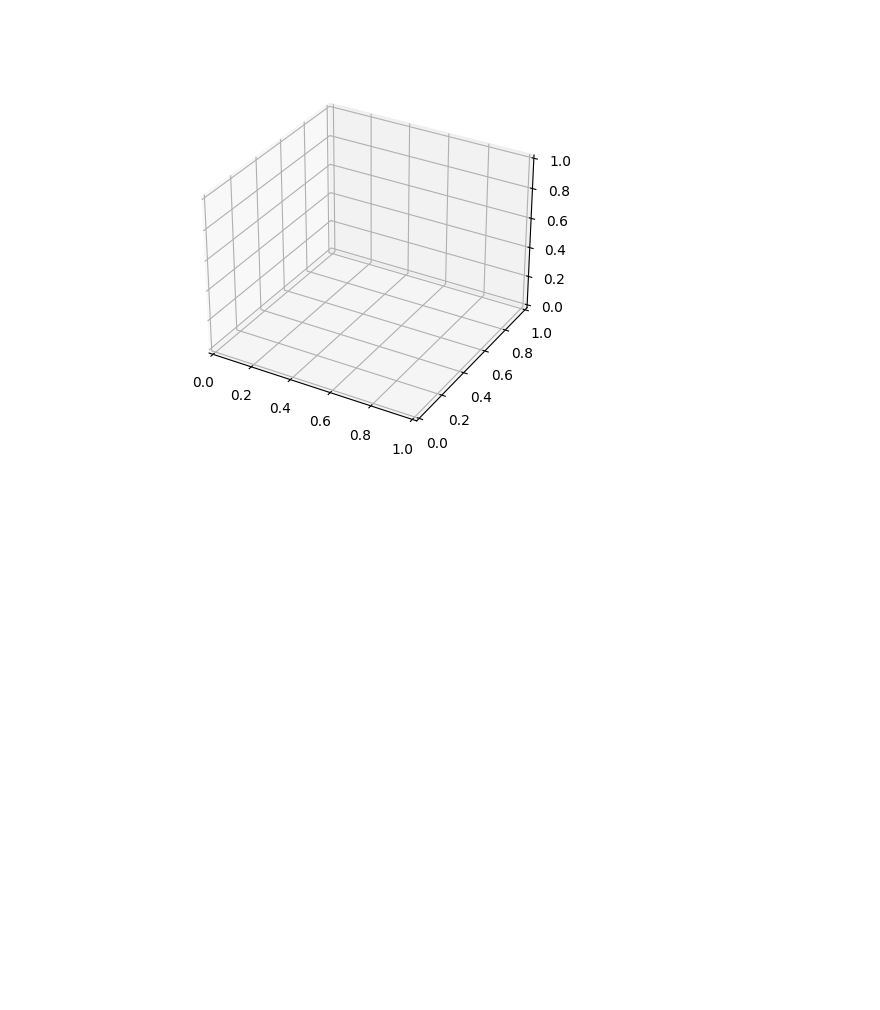
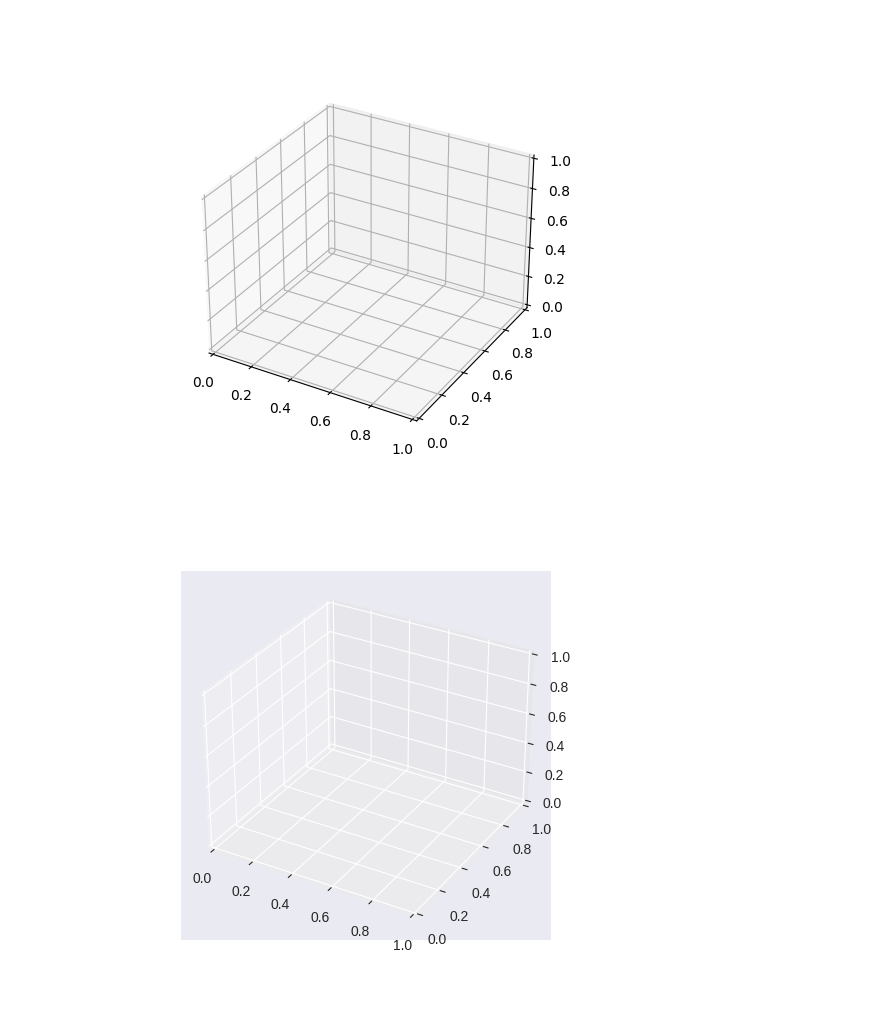
Before and after one commit to okason97/HandCraft, a Jupyter notebook: src/gen_model_test.ipynb, the cells around one changed output. Saved outputs shown, nothing was run; the diff lists cells and outputs as text; code cells hidden in the pictures; blank space fills up the shorter version.

```diff
--- a/src/gen_model_test.ipynb
+++ b/src/gen_model_test.ipynb
@@ -407,2 +448,77 @@ animate_keypoints(i_normalize(lhand_kp, 'left_hand'), HAND_CONNECTIONS)
 # %% [output]
 [figure]
+# %%
+import matplotlib.pyplot as plt
+from mpl_toolkits.mplot3d import Axes3D
+import matplotlib.animation as animation
+import numpy as np
+%matplotlib ipympl
+
+# MediaPipe pose landmarks connection (in their order)
+POSE_CONNECTIONS = [(0, 1), (1, 2), (0, 3), (3, 4), (4, 5)]
+FACE_CONNECTIONS = [(0, 1), (1, 2), (2, 3), (3, 0),
+                    (4, 5), (5, 6), (6, 7), (7, 4),
+                    (8, 9), (9, 10), (10, 11), (11, 8)]
+HAND_CONNECTIONS = [(0, 1), (1, 2), (2, 3), (3, 4), (0, 5), (0, 17), (5, 9), (9, 13), (13, 17), (5, 6), (6, 7), (7, 8), (9, 10), (10, 11), (11, 12), (13, 14), (14, 15), (15, 16), (17, 18), (18, 19), (19, 20)]
+
+
+def animate_all_keypoints(pose_keypoints, rhand_keypoints, lhand_keypoints, face_keypoints):
+    fig = plt.figure()
+    plt.style.use('seaborn-darkgrid')
+    ax = fig.add_subplot(111, projection='3d')
+
+    def animate(i):
+        ax.cla()
+
+        xs_max, xs_min, ys_max, ys_min, zs_max, zs_min = np.empty(4), np.empty(4), np.empty(4), np.empty(4), np.empty(4), np.empty(4)
+        xs_max[0], xs_min[0], ys_max[0], ys_min[0], zs_max[0], zs_min[0] = create_axis(ax, pose_keypoints, i, POSE_CONNECTIONS)
+        xs_max[1], xs_min[1], ys_max[1], ys_min[1], zs_max[1], zs_min[1] = create_axis(ax, rhand_keypoints, i, HAND_CONNECTIONS)
+        xs_max[2], xs_min[2], ys_max[2], ys_min[2], zs_max[2], zs_min[2] = create_axis(ax, lhand_keypoints, i, HAND_CONNECTIONS)
+        xs_max[3], xs_min[3], ys_max[3], ys_min[3], zs_max[3], zs_min[3] = create_axis(ax, face_keypoints, i, FACE_CONNECTIONS)
+
+        xs_max = max(xs_max)
+        ys_max = max(ys_max)
+        zs_max = max(zs_max)
+        xs_min = min(xs_min)
+        ys_min = min(ys_min)
+        zs_min = min(zs_min)
+
+        # Set aspect ratio
+        max_range = np.array([xs_max-xs_min, ys_max-ys_min, zs_max-zs_min]).max() / 2.0
+        mid_x = (xs_max+xs_min) * 0.5
+        mid_y = (ys_max+ys_min) * 0.5
+        mid_z = (zs_max+zs_min) * 0.5
+        ax.set_xlim(mid_x - max_range, mid_x + max_range)
+        ax.set_ylim(mid_y - max_range, mid_y + max_range)
+        ax.set_zlim(mid_z - max_range, mid_z + max_range)
+
+        ax.set_xticks([])
+        ax.set_yticks([])
+        ax.set_zticks([])
+
+        ax.view_init(-90, -90)
+
+
+    ani = animation.FuncAnimation(fig, animate, repeat=False,
+                                        frames=len(pose_keypoints) - 1, interval=50)
+
+    plt.show()
+    return ani
+
+def create_axis(ax, xyz_keypoints, i, connections):
+    xs = xyz_keypoints[i, :, 0]
+    ys = xyz_keypoints[i, :, 1]
+    zs = xyz_keypoints[i, :, 2]
+    ax.scatter(xs, ys, zs, s=5)
+
+    for connection in connections:
+        start = connection[0]
+        end = connection[1]
+
+        ax.plot([xs[start], xs[end]], [ys[start], ys[end]], [zs[start], zs[end]], 'blue')
+
+    return xyz_keypoints[0, :, 0].max(), xyz_keypoints[0, :, 0].min(), xyz_keypoints[0, :, 1].max(), xyz_keypoints[0, :, 1].min(), xyz_keypoints[0, :, 2].max(), xyz_keypoints[0, :, 2].min()
+
+anim = animate_all_keypoints(body_kp, rhand_kp, lhand_kp, face_kp)
+# %% [output]
+[figure, added]
```
Also changed, not shown: parts of 25 cells of this notebook, 28 other files.
